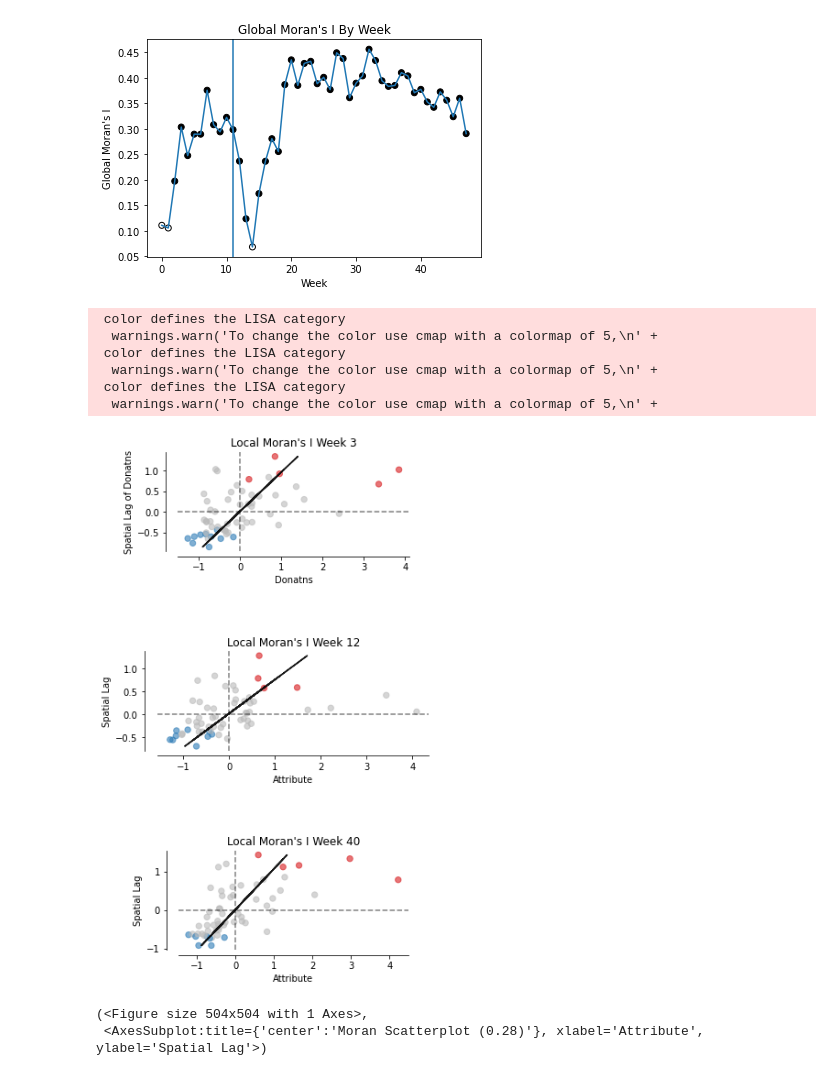
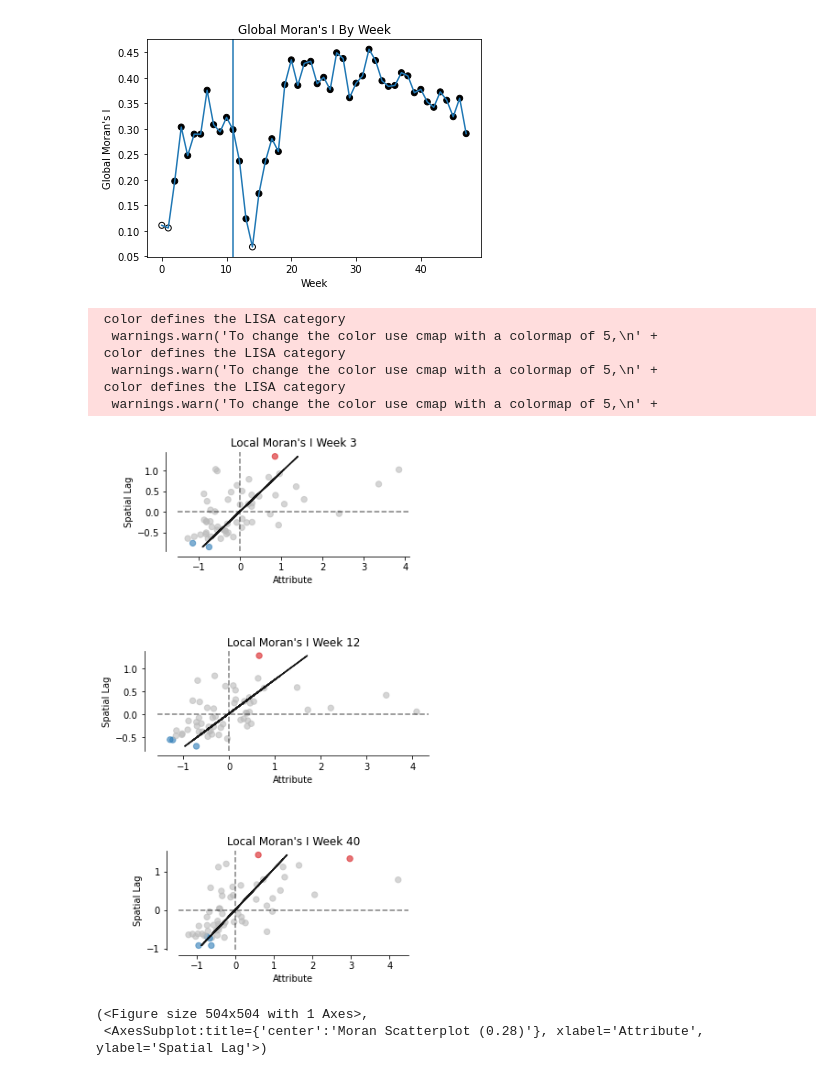
Before and after one commit to Dulaan/MOVE-Lab-Exercise, a Jupyter notebook: MOVElab Exercisev1.2.ipynb, the cells around one changed output. Cells and saved outputs as stored; diff of their text form; code cells hidden in the pictures.

```diff
--- a/MOVElab Exercisev1.2.ipynb
+++ b/MOVElab Exercisev1.2.ipynb
@@ -146,40 +146,38 @@ plt.show()
 [figure]
 # %%
 from splot.esda import plot_local_autocorrelation
+import esda as esda
 import matplotlib
 colorspread = matplotlib.colors.ListedColormap(['#bababa', '#d7191c', '#abd9e9',
                                      '#bababa','#2c7bb6'])
 # making the plot w/ 3 sublots of week3,week12,and week40
 w = Queen.from_dataframe(weeklydata[0])
 # singling out the weekly data
 y_wk3 = weeklydata[3]['weighted_avg'].to_numpy()
 y_wk12 = weeklydata[12]['weighted_avg']
 y_wk40 = weeklydata[40]['weighted_avg']
 #calculating Local Moran's I
 moran_loc3 = Moran_Local(y_wk3,w)
 moran_loc12 = Moran_Local(y_wk12,w)
 moran_loc40 = Moran_Local(y_wk40,w)
 # plotting
-
 fig, axs = plt.subplots(3,1, figsize = (10,10), subplot_kw = {'aspect':'equal'})
-moran_scatterplot(moran_loc3, p= 0.05, ax = axs[0],scatter_kwds=dict(cmap = colorspread))
+moran_scatterplot(moran_loc3, p= .01, ax = axs[0],scatter_kwds=dict(cmap = colorspread))
 axs[0].set_title('Local Moran\'s I Week 3')
-axs[0].set_xlabel('Donatns')
-axs[0].set_ylabel('Spatial Lag of Donatns')
-moran_scatterplot(moran_loc12, p= 0.05, ax =axs[1],scatter_kwds=dict(cmap = colorspread))
+moran_scatterplot(moran_loc12, p= .01, ax =axs[1],scatter_kwds=dict(cmap = colorspread))
 axs[1].set_title('Local Moran\'s I Week 12')
-moran_scatterplot(moran_loc40, p= 0.05, ax =axs[2],scatter_kwds=dict(cmap = colorspread))
+moran_scatterplot(moran_loc40, p= .01, ax =axs[2],scatter_kwds=dict(cmap = colorspread))
 axs[2].set_title('Local Moran\'s I Week 40')
 plt.subplots_adjust(hspace = 1)
 plt.show()
 # %% [output]
  color defines the LISA category
   warnings.warn('To change the color use cmap with a colormap of 5,\n' +
  color defines the LISA category
   warnings.warn('To change the color use cmap with a colormap of 5,\n' +
  color defines the LISA category
   warnings.warn('To change the color use cmap with a colormap of 5,\n' +
-[figure, old version]
+[figure, new version]
 # %%
 #scatterplot of the entire dataset
 # the horizontal lines might be because the geospatial data is repeated, resulting in similar spatial lag values.
```
Also changed, not shown: parts of 1 cell of this notebook.
